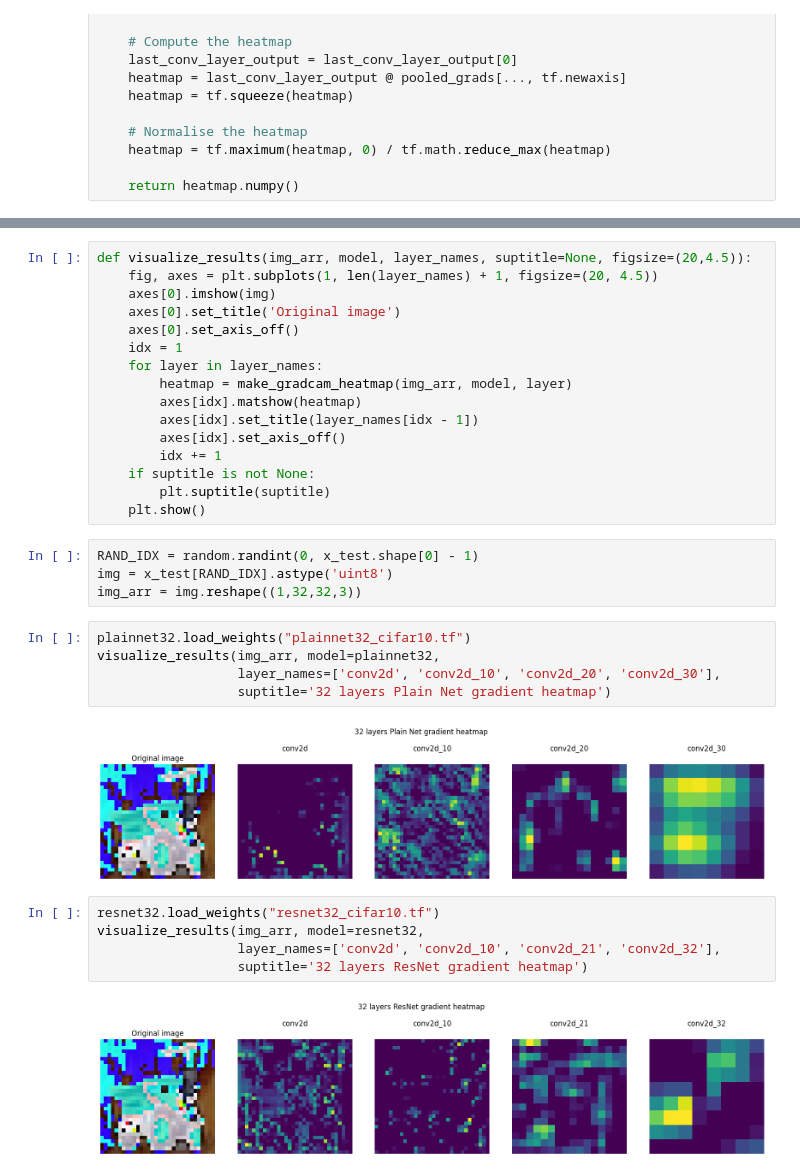
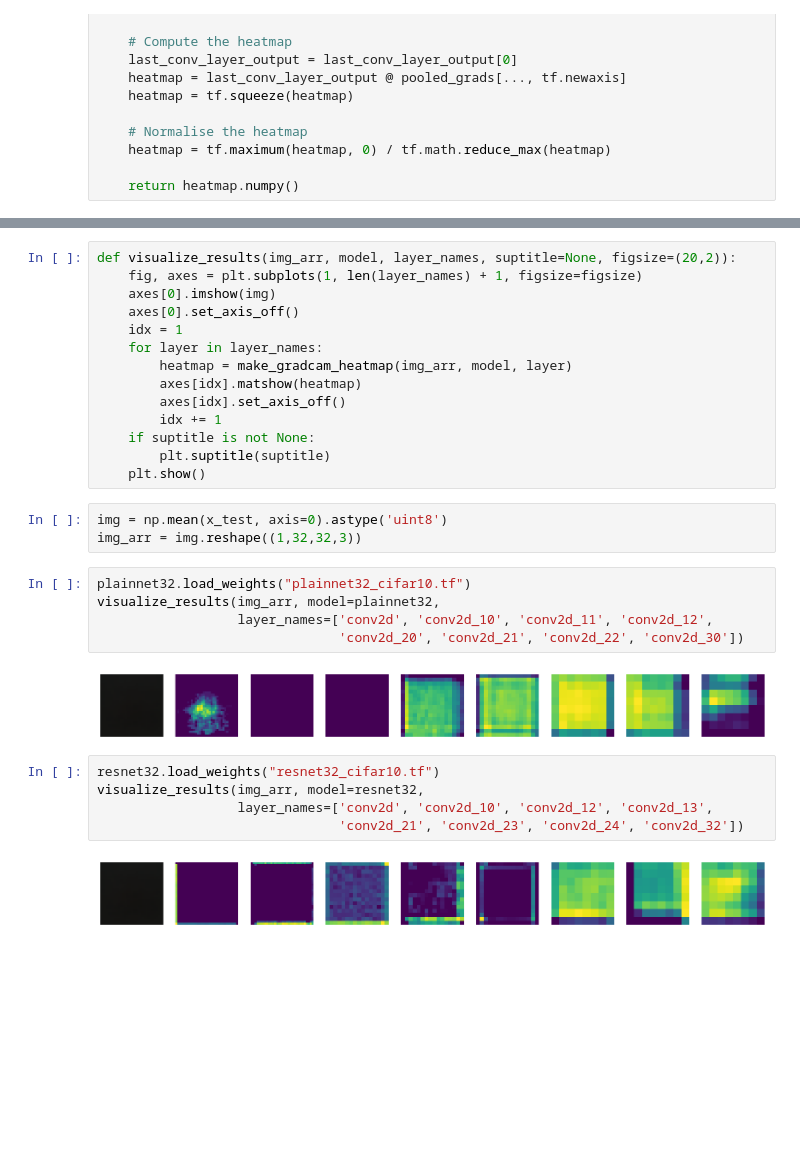
Before and after one commit to NgocDuy3112/NEURAL_ODE, a Jupyter notebook: notebooks/RESNET_CIFAR10_32layers.ipynb, the cells around one changed output, grey strips where cells are left out. Saved outputs shown, nothing was run; the diff lists cells and outputs as text; blank space fills up the shorter version.

Commit message:
Replace 32-layers notebook

```diff
--- a/notebooks/RESNET_CIFAR10_32layers.ipynb
+++ b/notebooks/RESNET_CIFAR10_32layers.ipynb
@@ -434,34 +434,31 @@ plt.show()
 # %%
-def visualize_results(img_arr, model, layer_names, suptitle=None, figsize=(20,4.5)):
-    fig, axes = plt.subplots(1, len(layer_names) + 1, figsize=(20, 4.5))
+def visualize_results(img_arr, model, layer_names, suptitle=None, figsize=(20,2)):
+    fig, axes = plt.subplots(1, len(layer_names) + 1, figsize=figsize)
     axes[0].imshow(img)
-    axes[0].set_title('Original image')
     axes[0].set_axis_off()
     idx = 1
     for layer in layer_names:
         heatmap = make_gradcam_heatmap(img_arr, model, layer)
         axes[idx].matshow(heatmap)
-        axes[idx].set_title(layer_names[idx - 1])
         axes[idx].set_axis_off()
         idx += 1
     if suptitle is not None:
         plt.suptitle(suptitle)
     plt.show()
 # %%
-RAND_IDX = random.randint(0, x_test.shape[0] - 1)
-img = x_test[RAND_IDX].astype('uint8')
+img = np.mean(x_test, axis=0).astype('uint8')
 img_arr = img.reshape((1,32,32,3))
 # %%
 plainnet32.load_weights("plainnet32_cifar10.tf")
 visualize_results(img_arr, model=plainnet32,
-                  layer_names=['conv2d', 'conv2d_10', 'conv2d_20', 'conv2d_30'],
-                  suptitle='32 layers Plain Net gradient heatmap')
+                  layer_names=['conv2d', 'conv2d_10', 'conv2d_11', 'conv2d_12',
+                               'conv2d_20', 'conv2d_21', 'conv2d_22', 'conv2d_30'])
 # %% [output]
-[figure, old version]
+[figure, new version]
 # %%
 resnet32.load_weights("resnet32_cifar10.tf")
 visualize_results(img_arr, model=resnet32,
-                  layer_names=['conv2d', 'conv2d_10', 'conv2d_21', 'conv2d_32'],
-                  suptitle='32 layers ResNet gradient heatmap')
+                  layer_names=['conv2d', 'conv2d_10', 'conv2d_12', 'conv2d_13',
+                               'conv2d_21', 'conv2d_23', 'conv2d_24', 'conv2d_32'])
 # %% [output]
-[figure, old version]
+[figure, new version]
```
Also changed, not shown: parts of 4 cells of this notebook, 22 other files.
